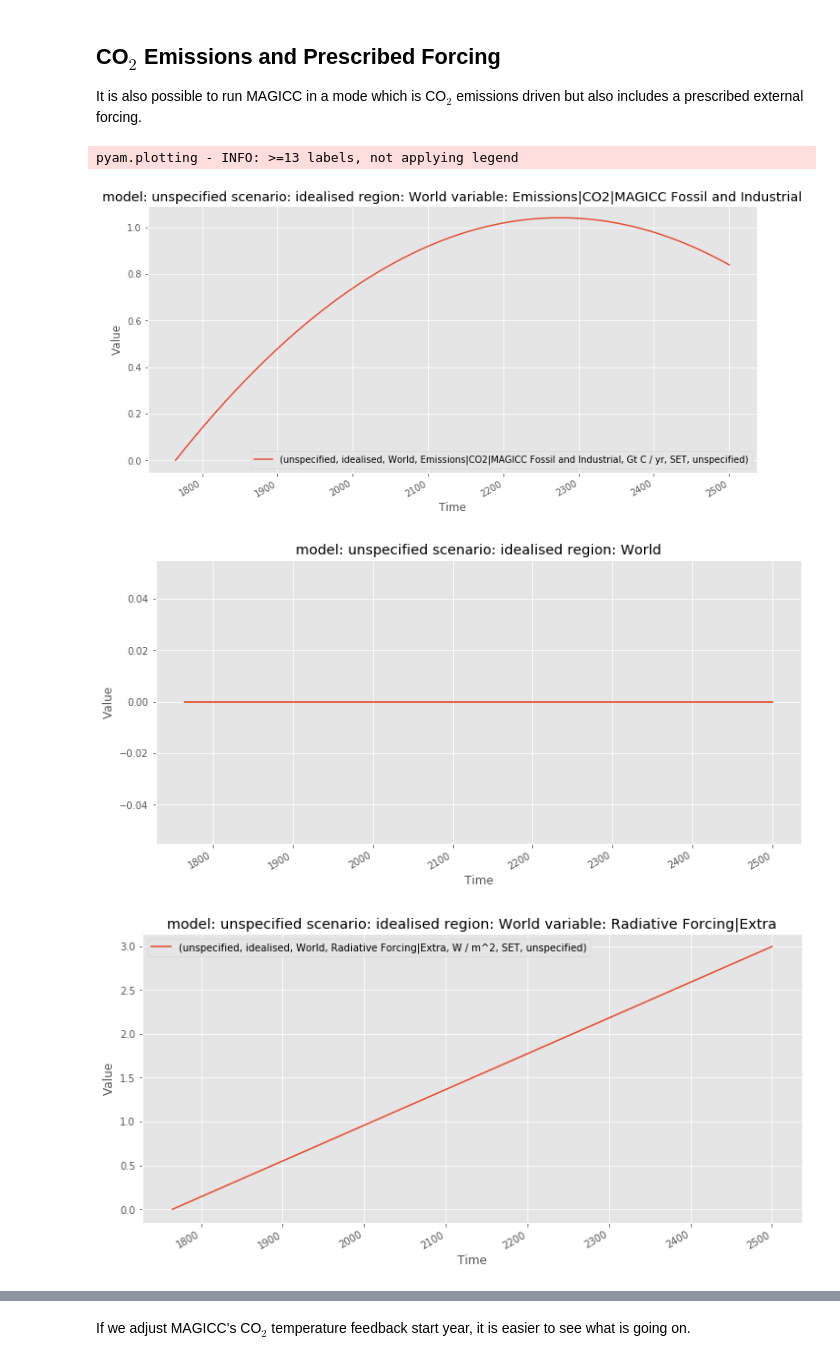
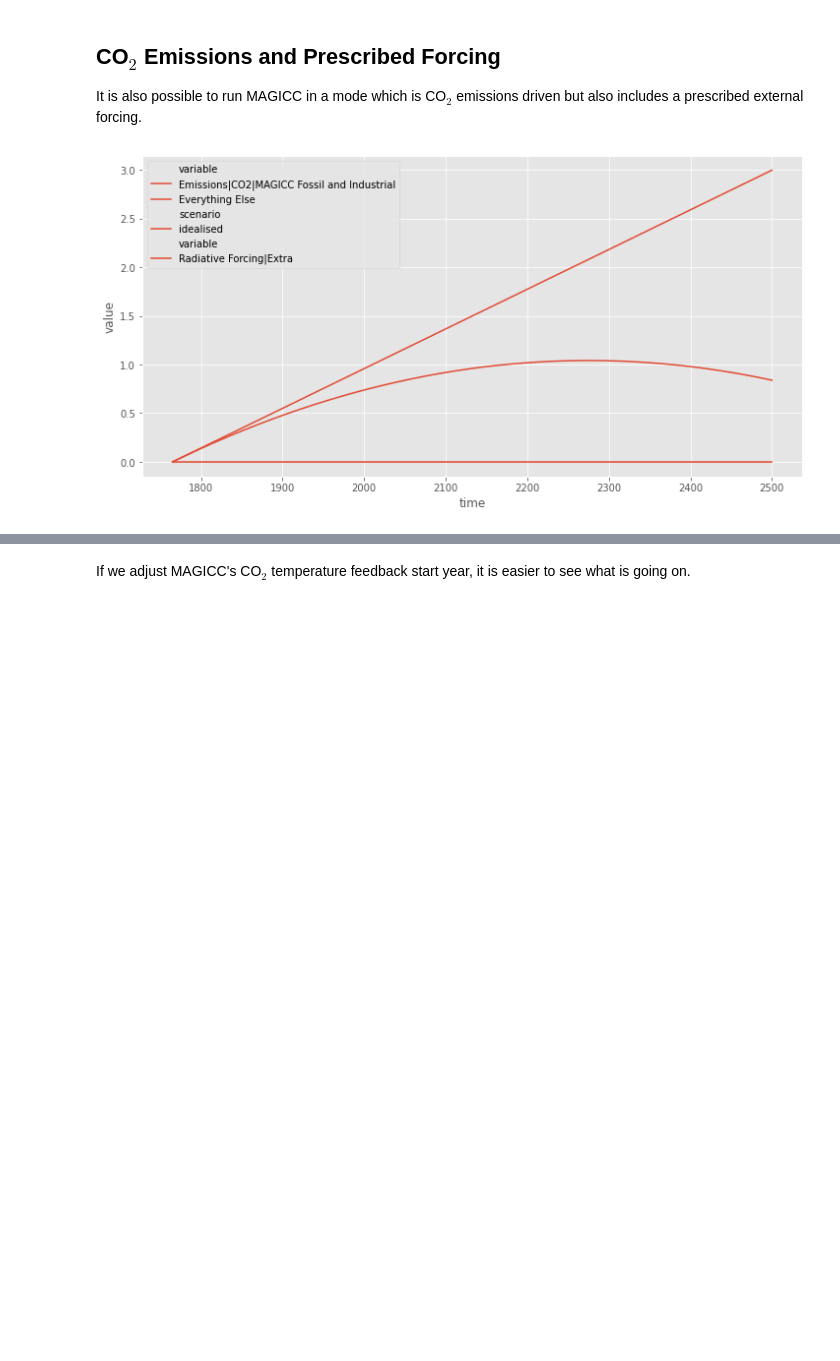
Before and after one commit to openscm/pymagicc, a Jupyter notebook: notebooks/Run-Modes.ipynb, the cells around one changed output, grey strips where cells are left out. Drawn from its saved outputs; the diff is of its cells as text; code cells hidden in the pictures; blank space fills up the shorter version.

```diff
--- a/notebooks/Run-Modes.ipynb
+++ b/notebooks/Run-Modes.ipynb
@@ -228,37 +234,34 @@ time = zero_emissions["time"]
 emms_fossil_co2 = (
     np.linspace(0, 3, len(time))
     - (1 + (np.arange(len(time)) - 500) / 500)**2
 )
 df.loc[
     (
         df.index.get_level_values("variable")
         == "Emissions|CO2|MAGICC Fossil and Industrial"
     ),
     :,
 ] = emms_fossil_co2
 
 scen = MAGICCData(df)
-scen.filter(variable="Em*CO2*Fossil*").line_plot(x="time")
-scen.filter(variable="Em*CO2*Fossil*", keep=False).line_plot(x="time");
+scen.filter(variable="Em*CO2*Fossil*").line_plot(x="time", hue="variable")
+scen.filter(variable="Em*CO2*Fossil*", keep=False).line_plot(x="time", label="Everything Else");
 
 forcing_external = 3.0 * np.arange(0, len(time)) / len(time)
 forcing_ext = MAGICCData(
     forcing_external,
     index=time,
     columns={
         "scenario": ["idealised"],
         "model": ["unspecified"],
         "climate_model": ["unspecified"],
         "variable": ["Radiative Forcing|Extra"],
         "unit": ["W / m^2"],
         "todo": ["SET"],
         "region": ["World"],
     },
 )
 forcing_ext.metadata = {"header": "External radiative forcing with linear increase"}
-forcing_ext.line_plot(x="time");
+forcing_ext.line_plot(x="time", hue="variable");
 # %% [output]
-pyam.plotting - INFO: >=13 labels, not applying legend
-[figure, old version]
+[figure, new version]
-[figure, removed]
-[figure, removed]
```
Also changed, not shown: parts of 16 cells of this notebook, 5 other files.
